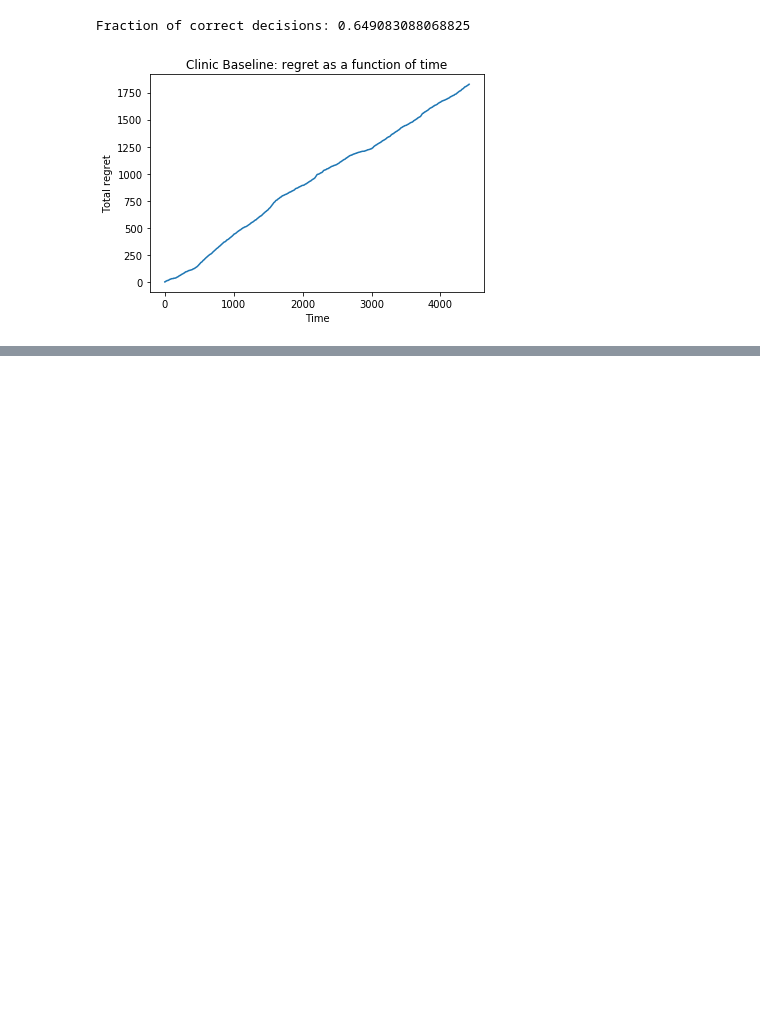
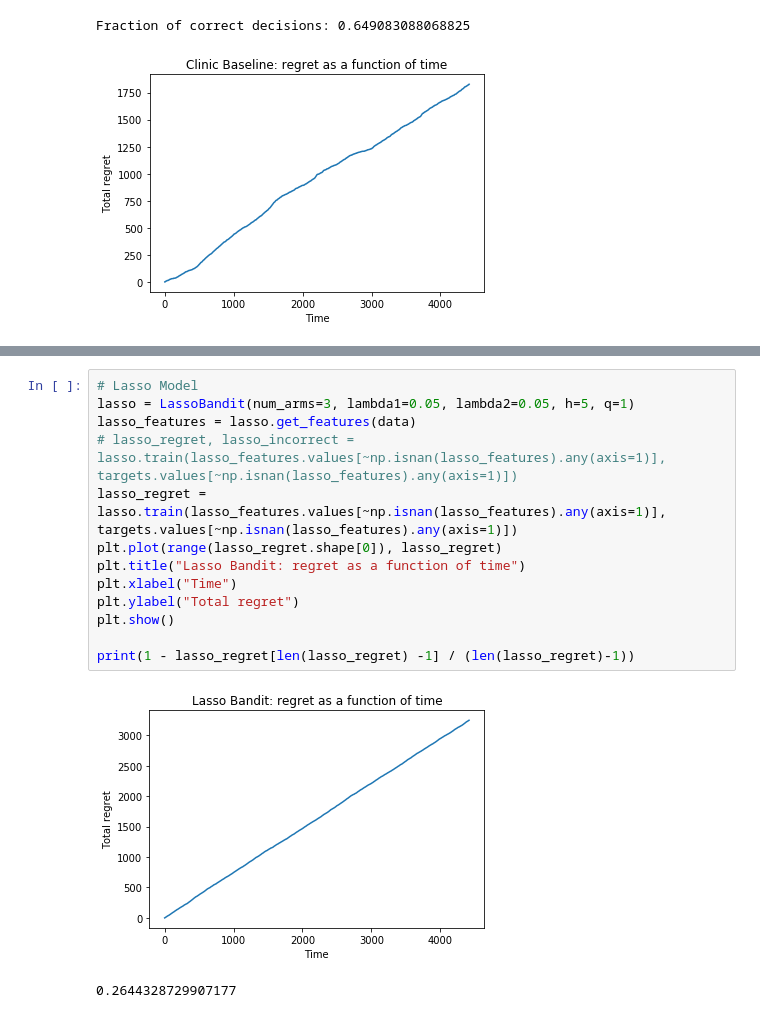
Before and after one commit to mrlsdvd/warfarin-dose-estimation, a Jupyter notebook: notebooks/baseline_comparison.ipynb, the cells around one changed output, grey strips where cells are left out. Drawn from its saved outputs; the diff is of its cells as text; blank space fills up the shorter version.

```diff
--- a/notebooks/baseline_comparison.ipynb
+++ b/notebooks/baseline_comparison.ipynb
@@ -86 +149,17 @@ Fraction of correct decisions: 0.649083088068825
+# %%
+# Lasso Model
+lasso = LassoBandit(num_arms=3, lambda1=0.05, lambda2=0.05, h=5, q=1)
+lasso_features = lasso.get_features(data)
+# lasso_regret, lasso_incorrect = lasso.train(lasso_features.values[~np.isnan(lasso_features).any(axis=1)], targets.values[~np.isnan(lasso_features).any(axis=1)])
+lasso_regret = lasso.train(lasso_features.values[~np.isnan(lasso_features).any(axis=1)], targets.values[~np.isnan(lasso_features).any(axis=1)])
+plt.plot(range(lasso_regret.shape[0]), lasso_regret)
+plt.title("Lasso Bandit: regret as a function of time")
+plt.xlabel("Time")
+plt.ylabel("Total regret")
+plt.show()
+
+print(1 - lasso_regret[len(lasso_regret) -1] / (len(lasso_regret)-1))
+# %% [output]
+[figure, added]
+0.2644328729907177
 # %%
```
Also changed, not shown: parts of 8 cells of this notebook, 4 other files.
